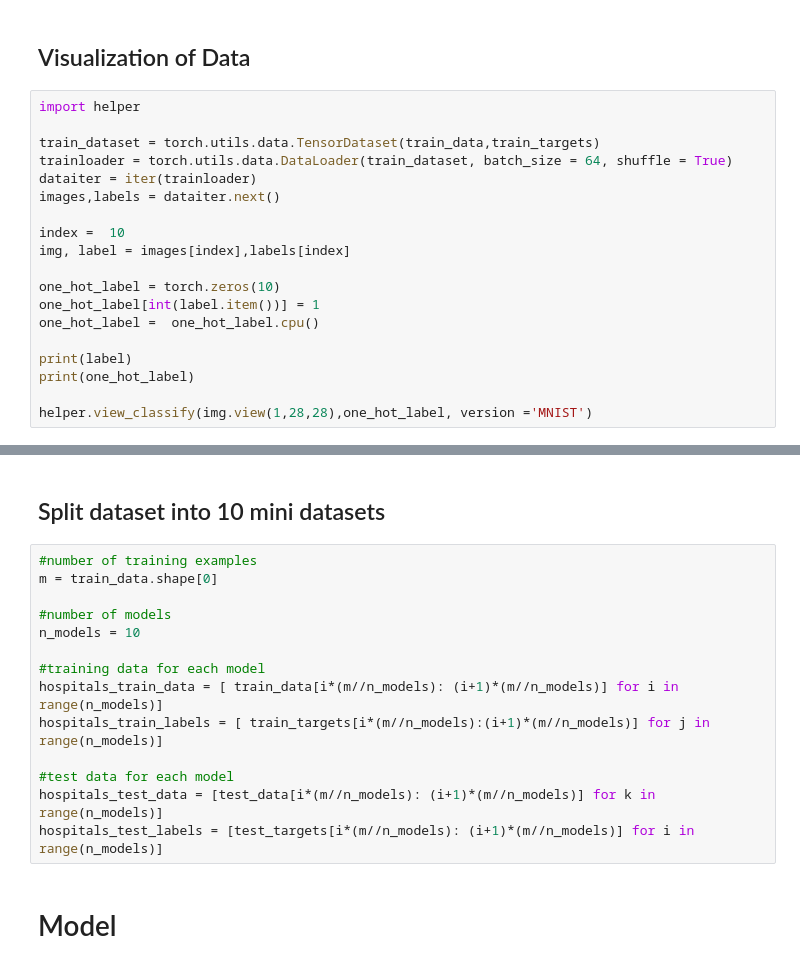
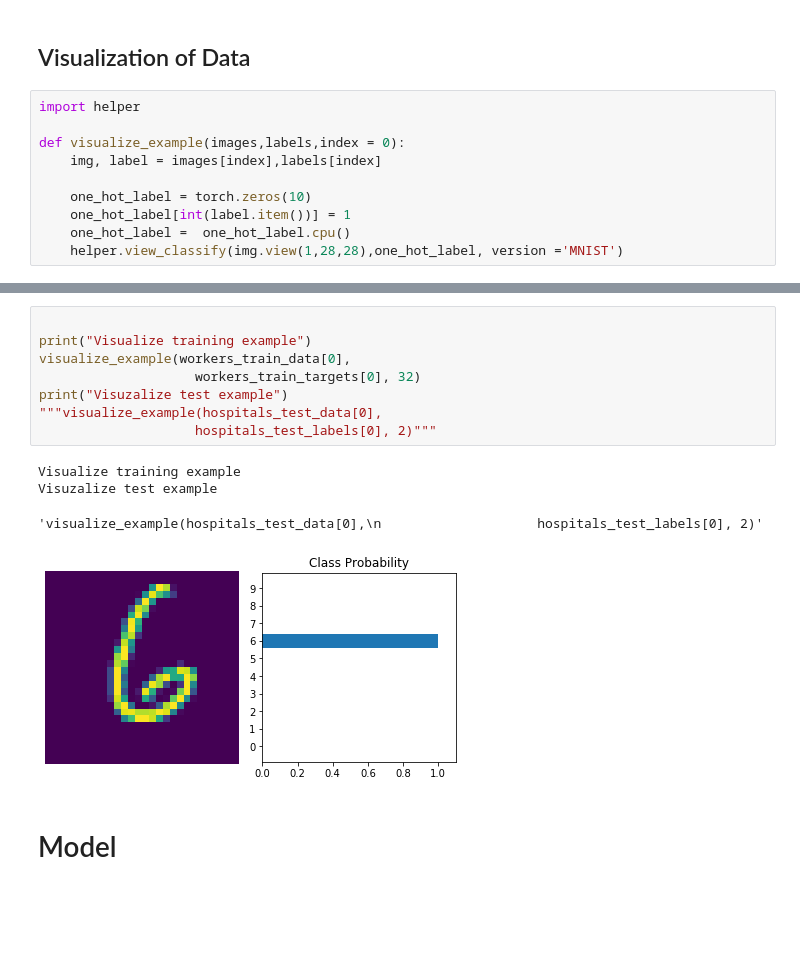
Before and after one commit to Psychofun/60daysofudacity, a Jupyter notebook: Section 1 - Differential Privacy.ipynb, the cells around one changed output, grey strips where cells are left out. Drawn from its saved outputs; the diff is of its cells as text; blank space fills up the shorter version.

```diff
--- a/Section 1 - Differential Privacy.ipynb
+++ b/Section 1 - Differential Privacy.ipynb
@@ -744,19 +769,10 @@ Test data: torch.Size([60000, 28, 28])
 # %%
 import helper
 
-train_dataset = torch.utils.data.TensorDataset(train_data,train_targets)
-trainloader = torch.utils.data.DataLoader(train_dataset, batch_size = 64, shuffle = True)
-dataiter = iter(trainloader)
-images,labels = dataiter.next()
+def visualize_example(images,labels,index = 0):
+    img, label = images[index],labels[index]
 
-index =  10
-img, label = images[index],labels[index]
-
-one_hot_label = torch.zeros(10)
-one_hot_label[int(label.item())] = 1
-one_hot_label =  one_hot_label.cpu()
-
-print(label)
-print(one_hot_label)
-
-helper.view_classify(img.view(1,28,28),one_hot_label, version ='MNIST')
+    one_hot_label = torch.zeros(10)
+    one_hot_label[int(label.item())] = 1
+    one_hot_label =  one_hot_label.cpu()
+    helper.view_classify(img.view(1,28,28),one_hot_label, version ='MNIST')
@@ -790,19 +779,16 @@ tensor([0., 0., 0., 0., 1., 0., 0., 0., 0., 0.], device='cpu')
-# %% [markdown]
-## Split dataset into 10 mini datasets
-# %%
-#number of training examples
-m = train_data.shape[0]
-
-#number of models
-n_models = 10
-
-#training data for each model
-hospitals_train_data = [ train_data[i*(m//n_models): (i+1)*(m//n_models)] for i in range(n_models)]
-hospitals_train_labels = [ train_targets[i*(m//n_models):(i+1)*(m//n_models)] for j in range(n_models)]
-
-#test data for each model
-hospitals_test_data = [test_data[i*(m//n_models): (i+1)*(m//n_models)] for k in range(n_models)]
-hospitals_test_labels = [test_targets[i*(m//n_models): (i+1)*(m//n_models)] for i in range(n_models)]
+# %%
+
+print("Visualize training example")
+visualize_example(workers_train_data[0],
+                    workers_train_targets[0], 32)
+print("Visuzalize test example")
+"""visualize_example(hospitals_test_data[0],
+                    hospitals_test_labels[0], 2)"""
+# %% [output]
+Visualize training example
+Visuzalize test example
+'visualize_example(hospitals_test_data[0],\n                    hospitals_test_labels[0], 2)'
+[figure, added]
 # %% [markdown]
 # Model
 # %%
```
Also changed, not shown: parts of 38 cells of this notebook.
